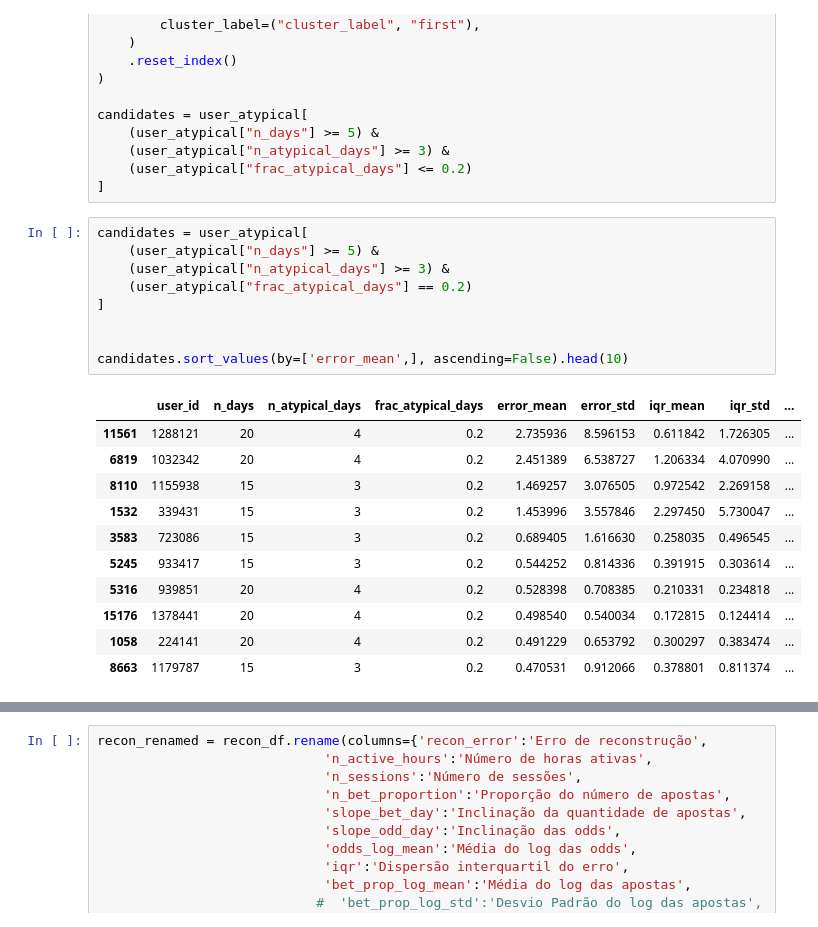
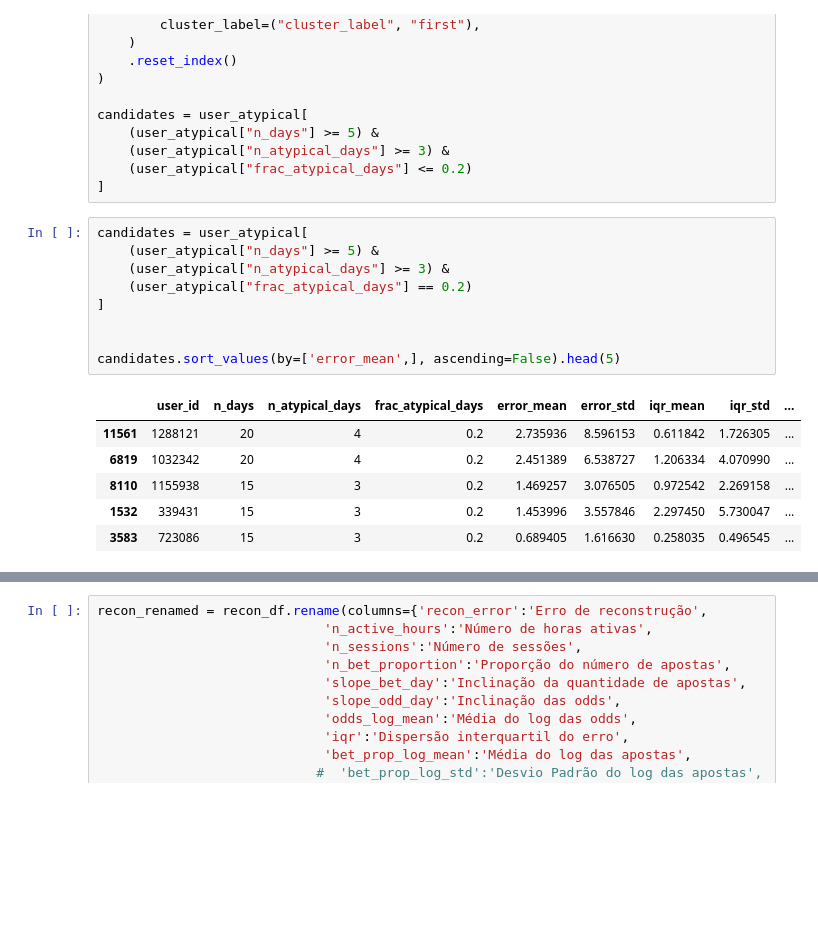
Before and after one commit to KndHvH/igaming-behavioral-deviation-detection, a Jupyter notebook: model/autoencoder.ipynb, the cells around one changed output, grey strips where cells are left out. Cells and saved outputs as stored; diff of their text form; blank space fills up the shorter version.

```diff
--- a/model/autoencoder.ipynb
+++ b/model/autoencoder.ipynb
@@ -746,24 +749,19 @@ candidates = user_atypical[
 # %%
 candidates = user_atypical[
     (user_atypical["n_days"] >= 5) &
     (user_atypical["n_atypical_days"] >= 3) &
     (user_atypical["frac_atypical_days"] == 0.2)
 ]
 
 
-candidates.sort_values(by=['error_mean',], ascending=False).head(10)
+candidates.sort_values(by=['error_mean',], ascending=False).head(5)
 # %% [output]
 |  | user_id | n_days | n_atypical_days | frac_atypical_days | error_mean | error_std | iqr_mean | iqr_std | ... |
 | 11561 | 1288121 | 20 | 4 | 0.2 | 2.735936 | 8.596153 | 0.611842 | 1.726305 | ... |
 | 6819 | 1032342 | 20 | 4 | 0.2 | 2.451389 | 6.538727 | 1.206334 | 4.070990 | ... |
 | 8110 | 1155938 | 15 | 3 | 0.2 | 1.469257 | 3.076505 | 0.972542 | 2.269158 | ... |
 | 1532 | 339431 | 15 | 3 | 0.2 | 1.453996 | 3.557846 | 2.297450 | 5.730047 | ... |
 | 3583 | 723086 | 15 | 3 | 0.2 | 0.689405 | 1.616630 | 0.258035 | 0.496545 | ... |
-| 5245 | 933417 | 15 | 3 | 0.2 | 0.544252 | 0.814336 | 0.391915 | 0.303614 | ... |
-| 5316 | 939851 | 20 | 4 | 0.2 | 0.528398 | 0.708385 | 0.210331 | 0.234818 | ... |
-| 15176 | 1378441 | 20 | 4 | 0.2 | 0.498540 | 0.540034 | 0.172815 | 0.124414 | ... |
-| 1058 | 224141 | 20 | 4 | 0.2 | 0.491229 | 0.653792 | 0.300297 | 0.383474 | ... |
-| 8663 | 1179787 | 15 | 3 | 0.2 | 0.470531 | 0.912066 | 0.378801 | 0.811374 | ... |
 # %%
 candidates = user_atypical[
     (user_atypical["n_days"] >= 5) &
```
Also changed, not shown: parts of 2 cells of this notebook.
